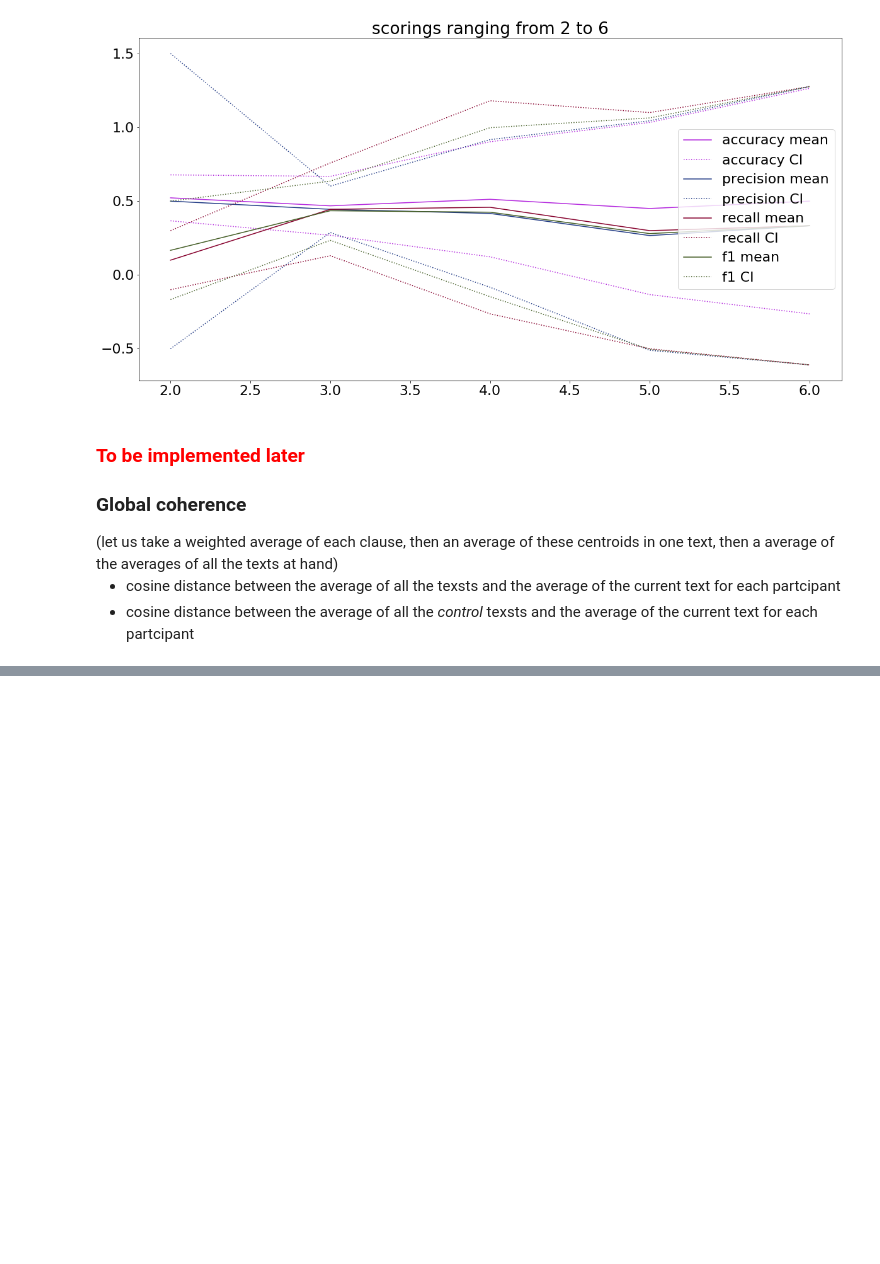
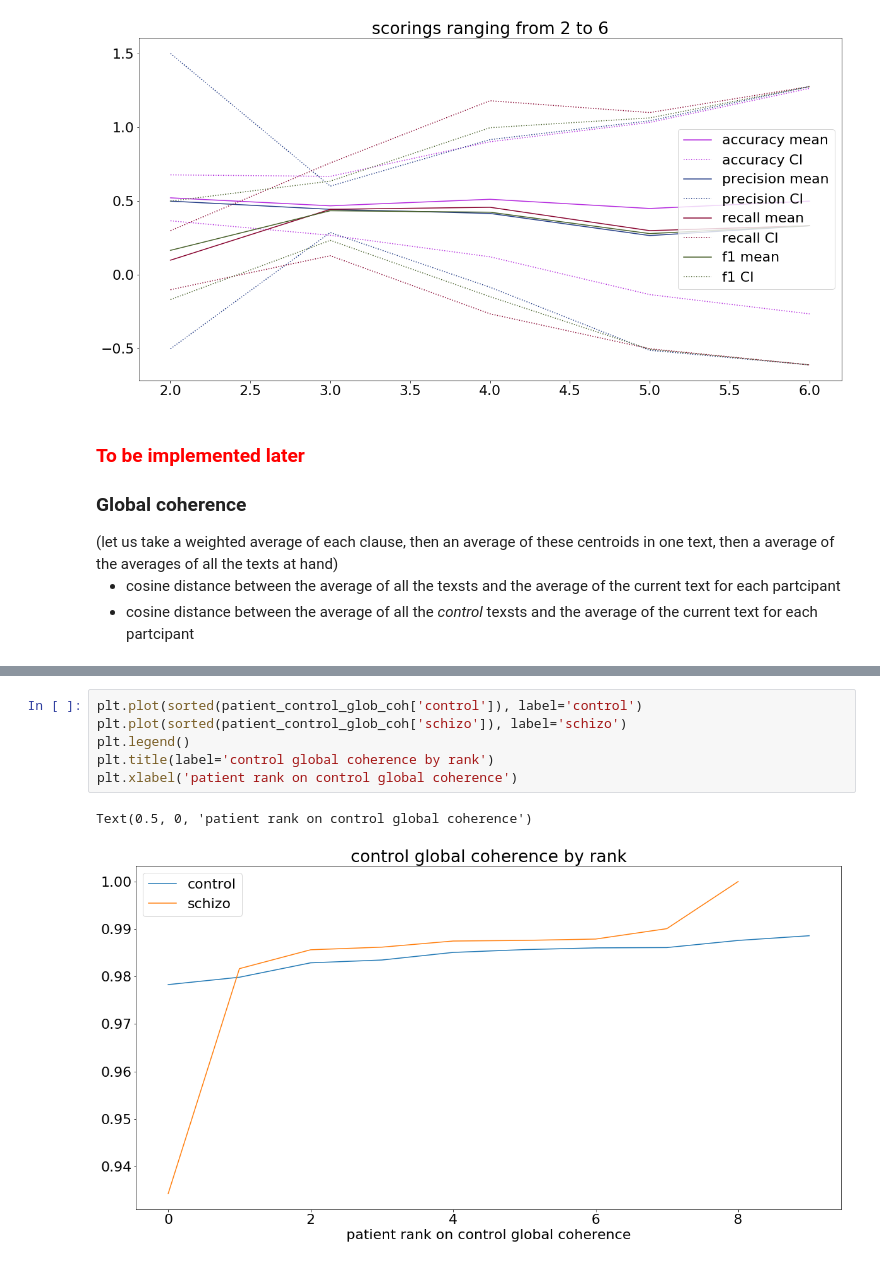
Before and after one commit to flying-bear/modeling_schizo, a Jupyter notebook: modeling_schizo.ipynb, the cells around one changed output, grey strips where cells are left out. Cells and saved outputs as stored; diff of their text form; blank space fills up the shorter version.

```diff
--- a/modeling_schizo.ipynb
+++ b/modeling_schizo.ipynb
@@ -1126,0 +1187,9 @@ plt.legend()
+# %%
+plt.plot(sorted(patient_control_glob_coh['control']), label='control')
+plt.plot(sorted(patient_control_glob_coh['schizo']), label='schizo')
+plt.legend()
+plt.title(label='control global coherence by rank')
+plt.xlabel('patient rank on control global coherence')
+# %% [output]
+Text(0.5, 0, 'patient rank on control global coherence')
+[figure, added]
```
Also changed, not shown: parts of 37 cells of this notebook.
